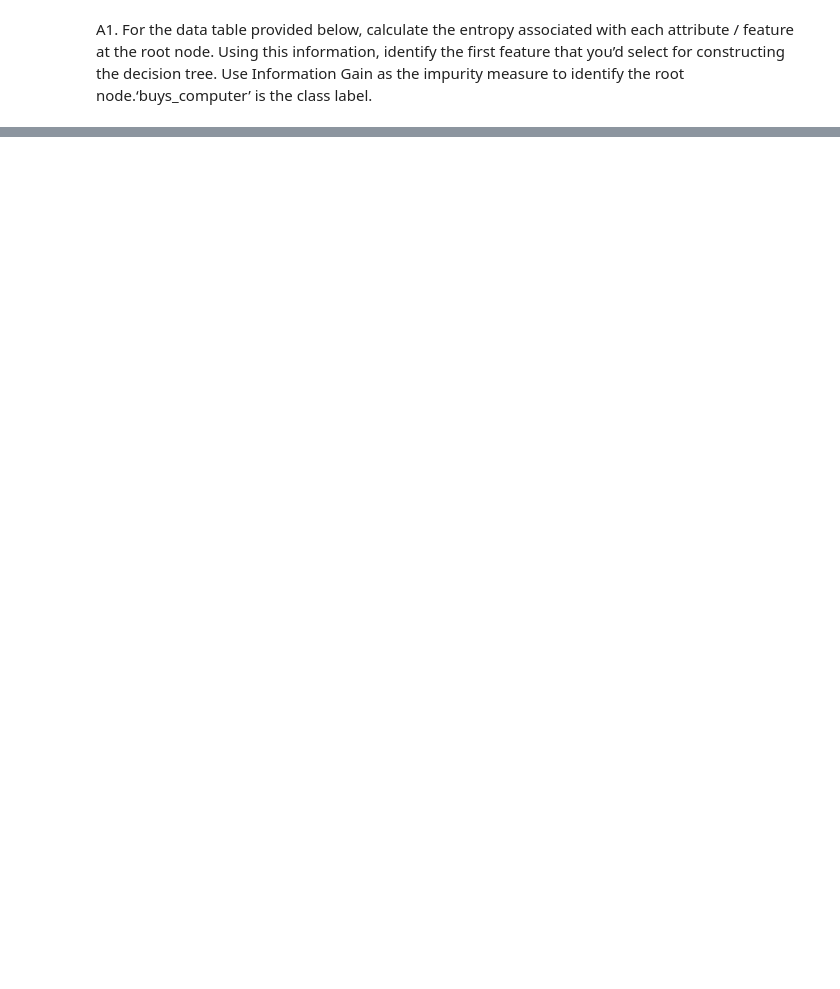
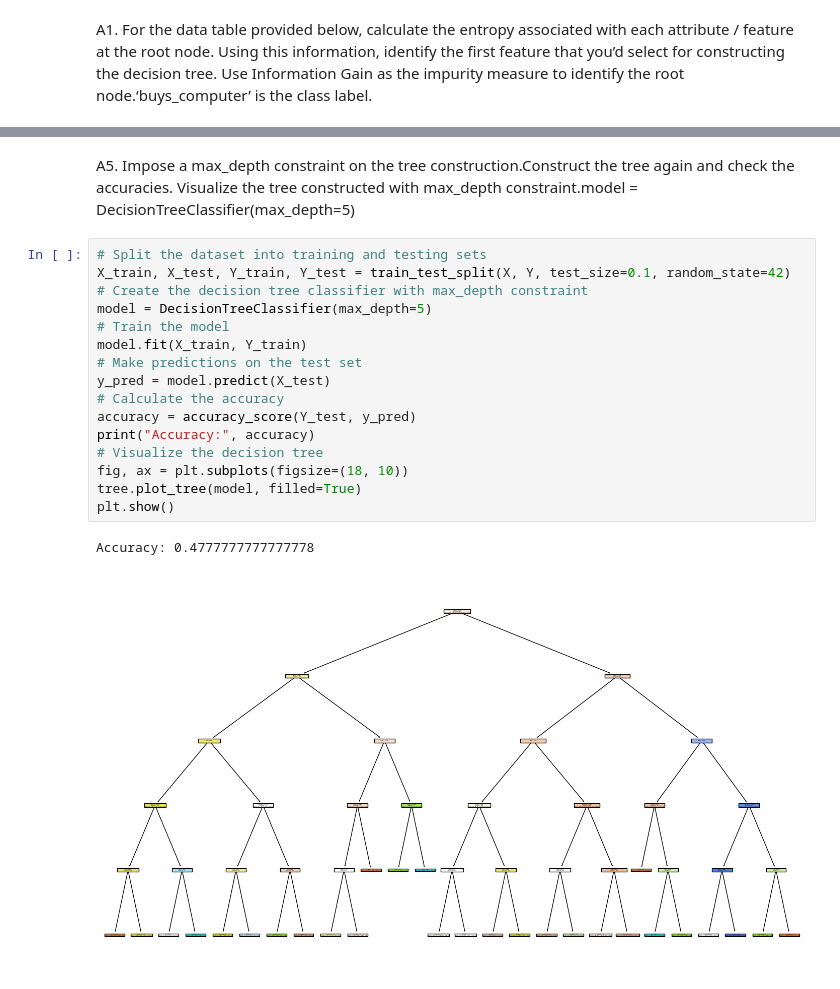
Before and after one commit to SiddhantAshwani2536/MachineLearning, a Jupyter notebook: CSE21189_LAB04.ipynb, the cells around one changed output, grey strips where cells are left out. Cells and saved outputs as stored; diff of their text form; blank space fills up the shorter version.

```diff
--- a/CSE21189_LAB04.ipynb
+++ b/CSE21189_LAB04.ipynb
@@ -142,0 +161,21 @@ The root node is: age with information gain 0.2467
+# %% [markdown]
+A5. Impose a max_depth constraint on the tree construction.Construct the tree again and check the accuracies. Visualize the tree constructed with max_depth constraint.model = DecisionTreeClassifier(max_depth=5)
+# %%
+# Split the dataset into training and testing sets
+X_train, X_test, Y_train, Y_test = train_test_split(X, Y, test_size=0.1, random_state=42)
+# Create the decision tree classifier with max_depth constraint
+model = DecisionTreeClassifier(max_depth=5)
+# Train the model
+model.fit(X_train, Y_train)
+# Make predictions on the test set
+y_pred = model.predict(X_test)
+# Calculate the accuracy
+accuracy = accuracy_score(Y_test, y_pred)
+print("Accuracy:", accuracy)
+# Visualize the decision tree
+fig, ax = plt.subplots(figsize=(18, 10))
+tree.plot_tree(model, filled=True)
+plt.show()
+# %% [output]
+Accuracy: 0.4777777777777778
+[figure, added]
```
Also changed, not shown: parts of 21 cells of this notebook.
